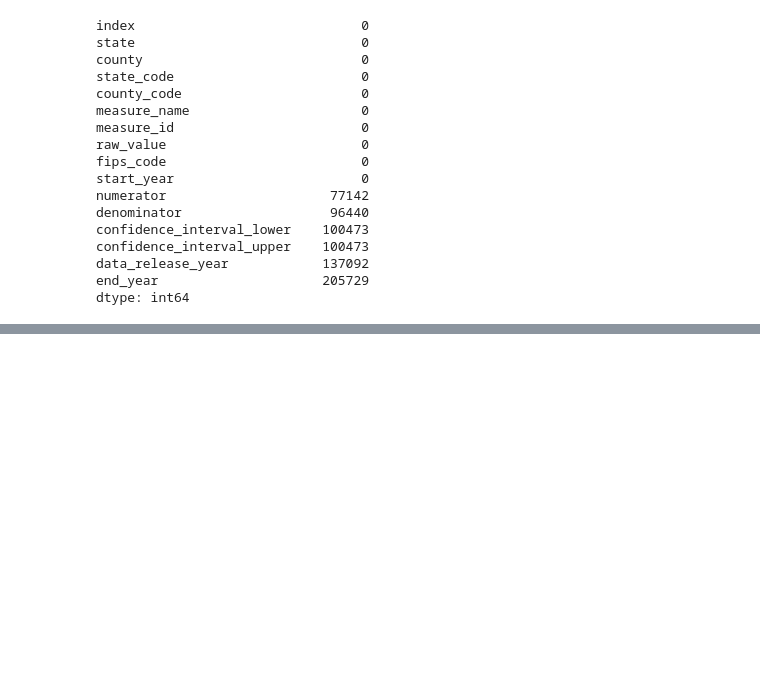
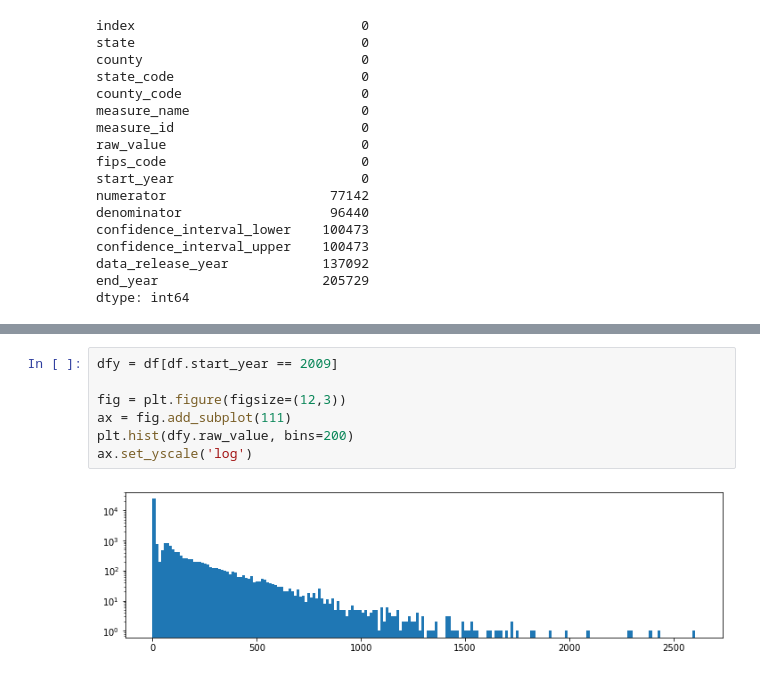
Before and after one commit to Xuehong-pdx/Collaborative-Projects, a Jupyter notebook: exploratory_analysis.ipynb, the cells around one changed output, grey strips where cells are left out. Cells and saved outputs as stored; diff of their text form; blank space fills up the shorter version.

```diff
--- a/exploratory_analysis.ipynb
+++ b/exploratory_analysis.ipynb
@@ -135,0 +95,9 @@ df1.sort_values(by='raw_value', ascending=False).head()
+# %%
+dfy = df[df.start_year == 2009]
+
+fig = plt.figure(figsize=(12,3))
+ax = fig.add_subplot(111)
+plt.hist(dfy.raw_value, bins=200)
+ax.set_yscale('log')
+# %% [output]
+[figure, added]
```
Also changed, not shown: parts of 47 cells of this notebook.
